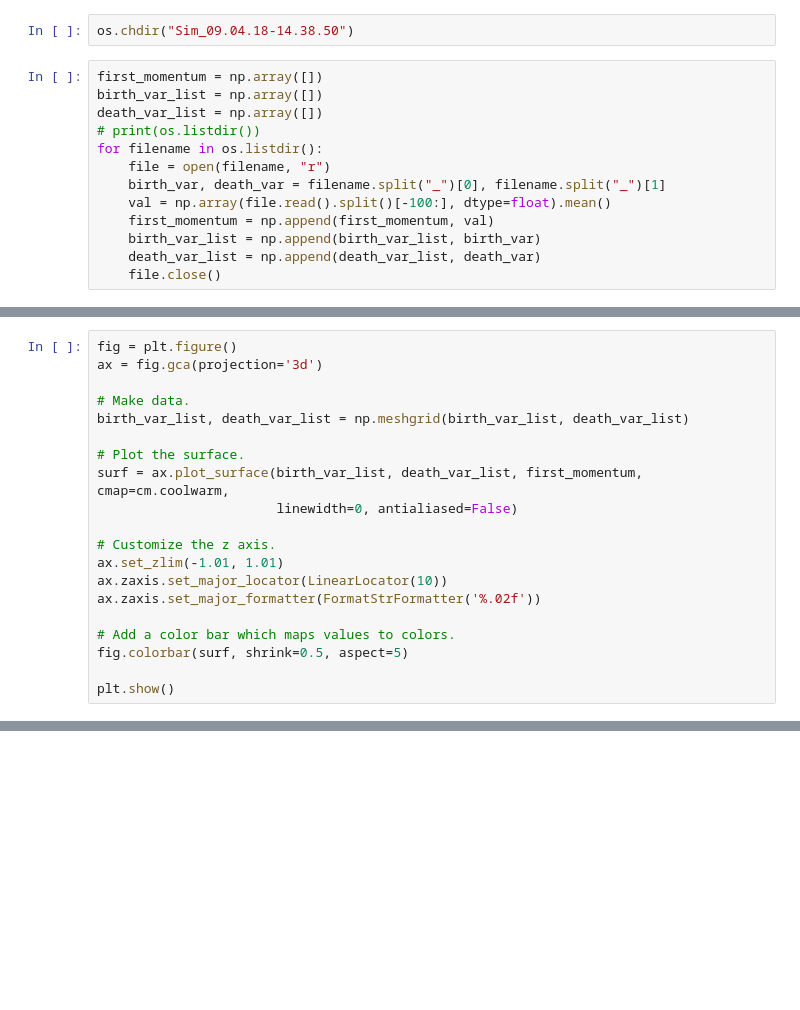
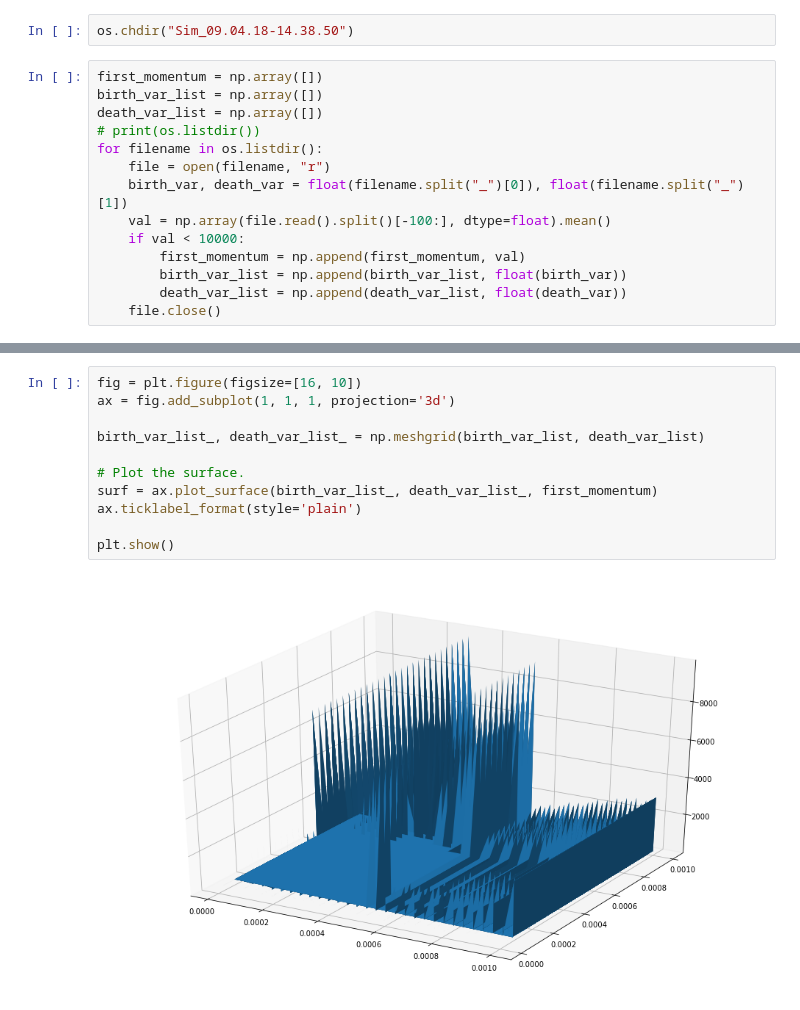
Before and after one commit to topshik/matbio, a Jupyter notebook: one dimension plotter.ipynb, the cells around one changed output, grey strips where cells are left out. Saved outputs shown, nothing was run; the diff lists cells and outputs as text; blank space fills up the shorter version.

```diff
--- a/one dimension plotter.ipynb
+++ b/one dimension plotter.ipynb
@@ -102,9 +102,10 @@ death_var_list = np.array([])
 # print(os.listdir())
 for filename in os.listdir():
     file = open(filename, "r")
-    birth_var, death_var = filename.split("_")[0], filename.split("_")[1]
+    birth_var, death_var = float(filename.split("_")[0]), float(filename.split("_")[1])
     val = np.array(file.read().split()[-100:], dtype=float).mean()
-    first_momentum = np.append(first_momentum, val)
-    birth_var_list = np.append(birth_var_list, birth_var)
-    death_var_list = np.append(death_var_list, death_var)
+    if val < 10000:
+        first_momentum = np.append(first_momentum, val)
+        birth_var_list = np.append(birth_var_list, float(birth_var))
+        death_var_list = np.append(death_var_list, float(death_var))
     file.close()
@@ -131,20 +111,0 @@ print(first_momentum, birth_var_list, death_var_list)
-# %%
-fig = plt.figure()
-ax = fig.gca(projection='3d')
-
-# Make data.
-birth_var_list, death_var_list = np.meshgrid(birth_var_list, death_var_list)
-
-# Plot the surface.
-surf = ax.plot_surface(birth_var_list, death_var_list, first_momentum, cmap=cm.coolwarm,
-                       linewidth=0, antialiased=False)
-
-# Customize the z axis.
-ax.set_zlim(-1.01, 1.01)
-ax.zaxis.set_major_locator(LinearLocator(10))
-ax.zaxis.set_major_formatter(FormatStrFormatter('%.02f'))
-
-# Add a color bar which maps values to colors.
-fig.colorbar(surf, shrink=0.5, aspect=5)
-
-plt.show()
@@ -152,0 +122,13 @@ TypeError: ufunc 'multiply' did not contain a loop with signature matching types
+# %%
+fig = plt.figure(figsize=[16, 10])
+ax = fig.add_subplot(1, 1, 1, projection='3d')
+
+birth_var_list_, death_var_list_ = np.meshgrid(birth_var_list, death_var_list)
+
+# Plot the surface.
+surf = ax.plot_surface(birth_var_list_, death_var_list_, first_momentum)
+ax.ticklabel_format(style='plain')
+
+plt.show()
+# %% [output]
+[figure, added]
```
Also changed, not shown: parts of 3 cells of this notebook.
